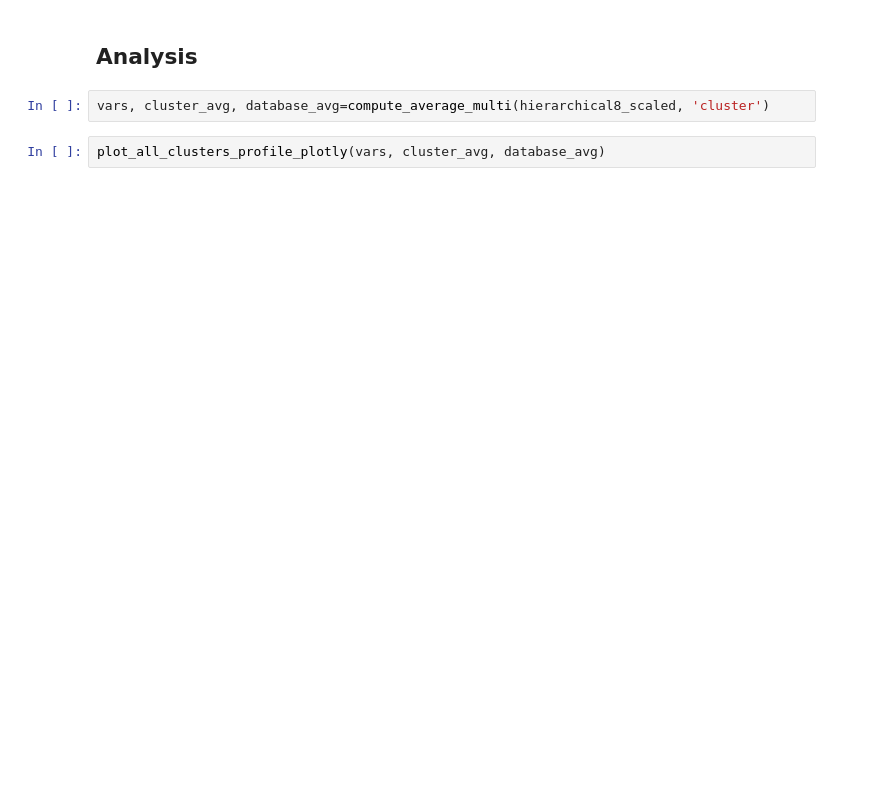
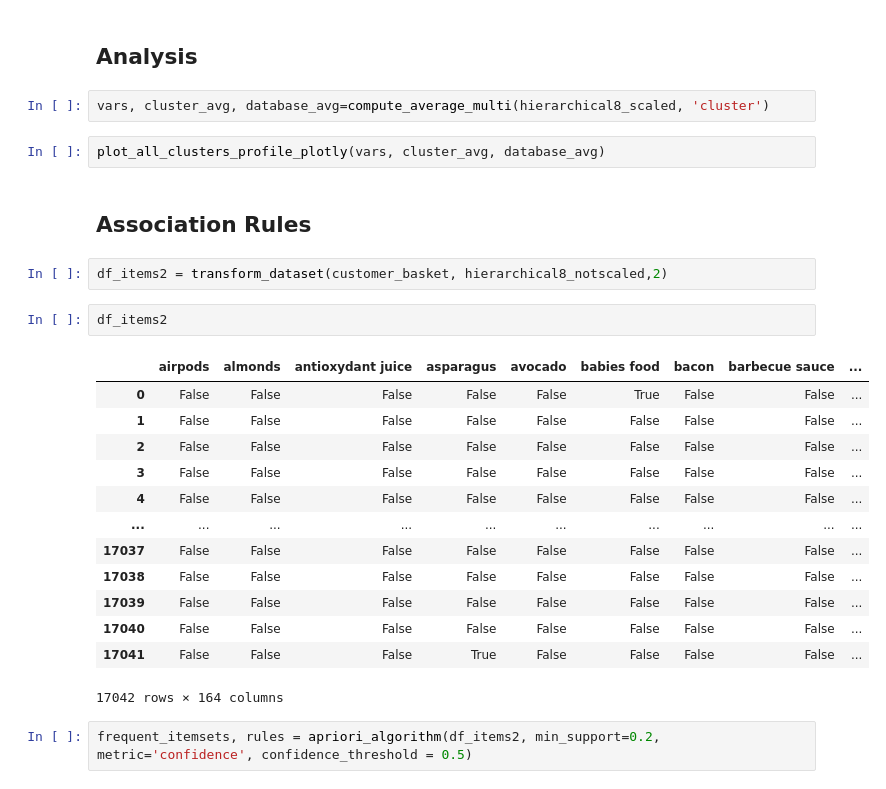
Before and after one commit to beatrizmarques2005/customer_segmentation, a Jupyter notebook: notebook_testing/analysis.ipynb, the cells around one changed output. Cells and saved outputs as stored; diff of their text form; blank space fills up the shorter version.

```diff
--- a/notebook_testing/analysis.ipynb
+++ b/notebook_testing/analysis.ipynb
@@ -54,3 +56,25 @@ hierarchical8_scaled=load_dataset('../clustering_outputs/hierarchical8_scaled.cs
 vars, cluster_avg, database_avg=compute_average_multi(hierarchical8_scaled, 'cluster')
 # %%
 plot_all_clusters_profile_plotly(vars, cluster_avg, database_avg)
+# %% [markdown]
+## Association Rules
+# %%
+df_items2 = transform_dataset(customer_basket, hierarchical8_notscaled,2)
+# %%
+df_items2
+# %% [output]
+|  | airpods | almonds | antioxydant juice | asparagus | avocado | babies food | bacon | barbecue sauce | ... |
+| 0 | False | False | False | False | False | True | False | False | ... |
+| 1 | False | False | False | False | False | False | False | False | ... |
+| 2 | False | False | False | False | False | False | False | False | ... |
+| 3 | False | False | False | False | False | False | False | False | ... |
+| 4 | False | False | False | False | False | False | False | False | ... |
+| ... | ... | ... | ... | ... | ... | ... | ... | ... | ... |
+| 17037 | False | False | False | False | False | False | False | False | ... |
+| 17038 | False | False | False | False | False | False | False | False | ... |
+| 17039 | False | False | False | False | False | False | False | False | ... |
+| 17040 | False | False | False | False | False | False | False | False | ... |
+| 17041 | False | False | False | True | False | False | False | False | ... |
+17042 rows × 164 columns
+# %%
+frequent_itemsets, rules = apriori_algorithm(df_items2, min_support=0.2, metric='confidence', confidence_threshold = 0.5)
```
Also changed, not shown: parts of 2 cells of this notebook, 1 other file.
